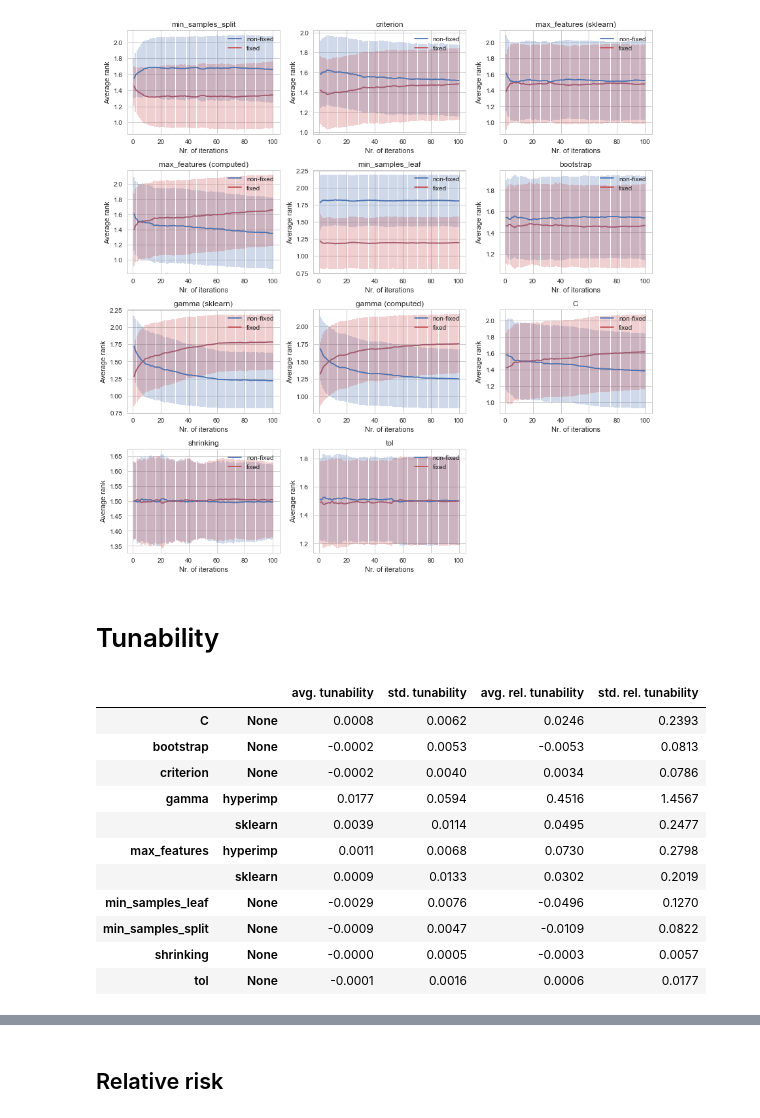
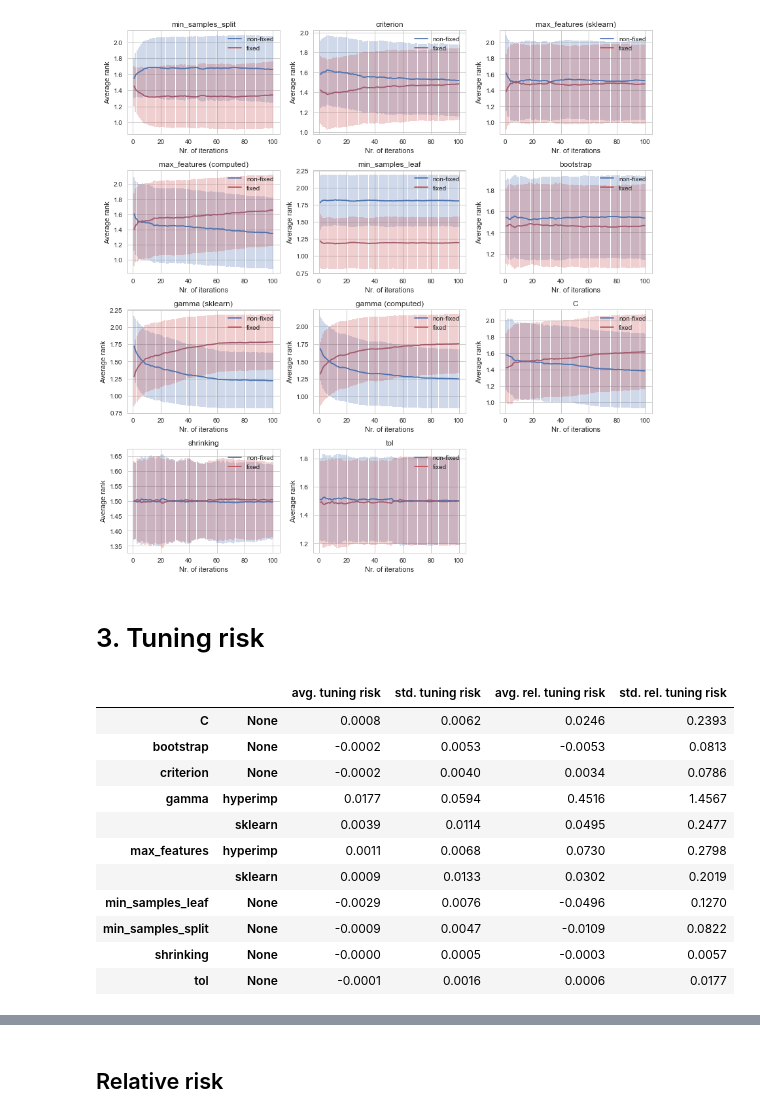
Before and after one commit to harel-coffee/hyperimp-auto, a Jupyter notebook: analysis experiment 2.ipynb, the cells around one changed output, grey strips where cells are left out. Saved outputs shown, nothing was run; the diff lists cells and outputs as text; code cells hidden in the pictures.

```diff
--- a/analysis experiment 2.ipynb
+++ b/analysis experiment 2.ipynb
@@ -218,8 +218,8 @@ if grid:
     plt.show()
 # %% [output]
 [figure]
-# %% [markdown]
-# Tunability
+# %% [markdown]
+# 3. Tuning risk
 # %%
 # Compute risk scores for non-fixed condition
 non_fixed_dict = {}
@@ -250,6 +250,8 @@ for parameter in ['min_samples_split', 'criterion', 'max_features', 'min_samples
     for deftype in deftypes:
         fixed = []
         non_fixed = []
+        tasks = []
+        seeds = []
         for task in data_tun['task'].unique():
             for seed in data_tun['seed'].unique():
                 record = data_tun[(data_tun['parameter'] == parameter) & (data_tun['task'] == task) &
@@ -259,41 +261,53 @@ for parameter in ['min_samples_split', 'criterion', 'max_features', 'min_samples
                     non_fixed_risk = non_fixed_dict[(task, seed, classifier)]
                     fixed.append(fixed_risk)
                     non_fixed.append(non_fixed_risk)
+                    tasks.append(task)
+                    seeds.append(seed)
                 else:
                     print('Error for parameter %s, task %s, seed %s, deftype %s.' % (parameter, task, seed, deftype))
-        risk_parameter = {'fixed' : fixed, 'non_fixed' : non_fixed}
+        risk_parameter = {'fixed' : fixed, 'non_fixed' : non_fixed, 'task' : tasks, 'seed' : seeds}
         risks[(parameter, deftype)] = risk_parameter
 # %%
 all_scores = []
 all_scores_rel = []
+all_tasks = []
+all_seeds = []
 parameters = []
 
 tunabilities = {}
 for key, risk in risks.items():
     fixed = risk['fixed']
     non_fixed = risk['non_fixed']
+    tasks = risk['task']
+    seeds = risk['seed']
+
     scores = hyperimp.tunability(fixed, non_fixed)
     scores_rel = hyperimp.relative_tunability(fixed, non_fixed)
     scores_rel = [x for x in scores_rel if not np.isnan(x)]
     parameter = key[0]
+
     if parameter == 'max_features' or parameter == 'gamma':
         if key[1] == 'sklearn':
             parameter = parameter = '%s (%s)' % (key[0], key[1])
+
     parameters.append(parameter)
-    tunabilities[key] = {
-        'avg. tunability' : np.mean(scores),
-        'std. tunability' : np.std(scores),
-        'avg. rel. tunability' : np.mean(scores_rel),
-        'std. rel. tunability' : np.std(scores_rel)}
     all_scores.append(scores)
     all_scores_rel.append(scores_rel)
+    all_tasks.append(tasks)
+    all_seeds.append(seeds)
+
+    tunabilities[key] = {
+        'avg. tuning risk' : np.mean(scores),
+        'std. tuning risk' : np.std(scores),
+        'avg. rel. tuning risk' : np.mean(scores_rel),
+        'std. rel. tuning risk' : np.std(scores_rel)}
 
 pd.options.display.float_format = '{:,.4f}'.format
-display(pd.DataFrame(tunabilities).transpose()[['avg. tunability', 'std. tunability',
-                                               'avg. rel. tunability', 'std. rel. tunability']])
+display(pd.DataFrame(tunabilities).transpose()[['avg. tuning risk', 'std. tuning risk',
+                                               'avg. rel. tuning risk', 'std. rel. tuning risk']])
 pd.reset_option('float_format')
 # %% [output]
-|  |  | avg. tunability | std. tunability | avg. rel. tunability | std. rel. tunability |
+|  |  | avg. tuning risk | std. tuning risk | avg. rel. tuning risk | std. rel. tuning risk |
 | C | None | 0.0008 | 0.0062 | 0.0246 | 0.2393 |
 | bootstrap | None | -0.0002 | 0.0053 | -0.0053 | 0.0813 |
 | criterion | None | -0.0002 | 0.0040 | 0.0034 | 0.0786 |
```
Also changed, not shown: parts of 6 cells of this notebook, 6 other files.
